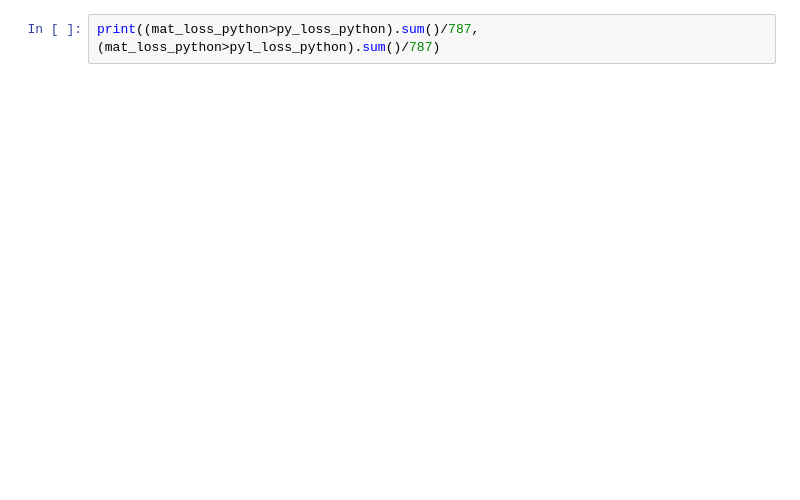
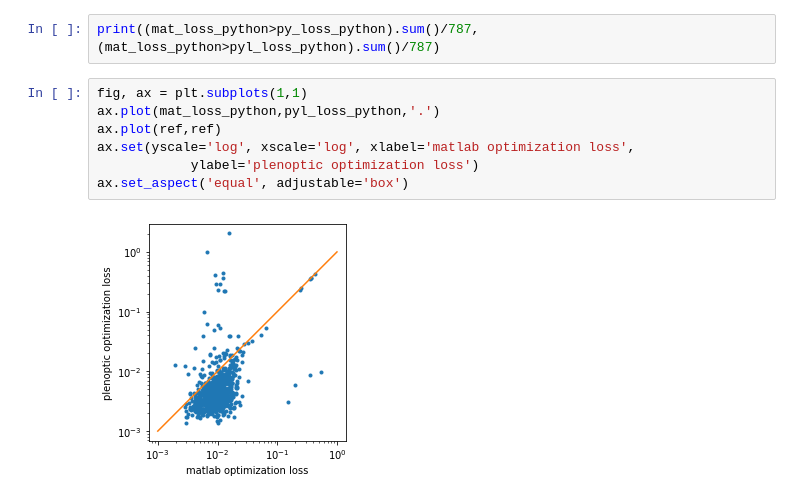
Before and after one commit to plenoptic-org/plenoptic, a Jupyter notebook: examples/Model_PortillaSimoncelli.ipynb, the cells around one changed output. Cells and saved outputs as stored; diff of their text form; blank space fills up the shorter version.

```diff
--- a/examples/Model_PortillaSimoncelli.ipynb
+++ b/examples/Model_PortillaSimoncelli.ipynb
@@ -138,3 +139,12 @@ plt.show()
 # %%
 print((mat_loss_python>py_loss_python).sum()/787,
 (mat_loss_python>pyl_loss_python).sum()/787)
+# %%
+fig, ax = plt.subplots(1,1)
+ax.plot(mat_loss_python,pyl_loss_python,'.')
+ax.plot(ref,ref)
+ax.set(yscale='log', xscale='log', xlabel='matlab optimization loss',
+            ylabel='plenoptic optimization loss')
+ax.set_aspect('equal', adjustable='box')
+# %% [output]
+[figure, added]
```
Also changed, not shown: parts of 7 cells of this notebook, 1 other file.
